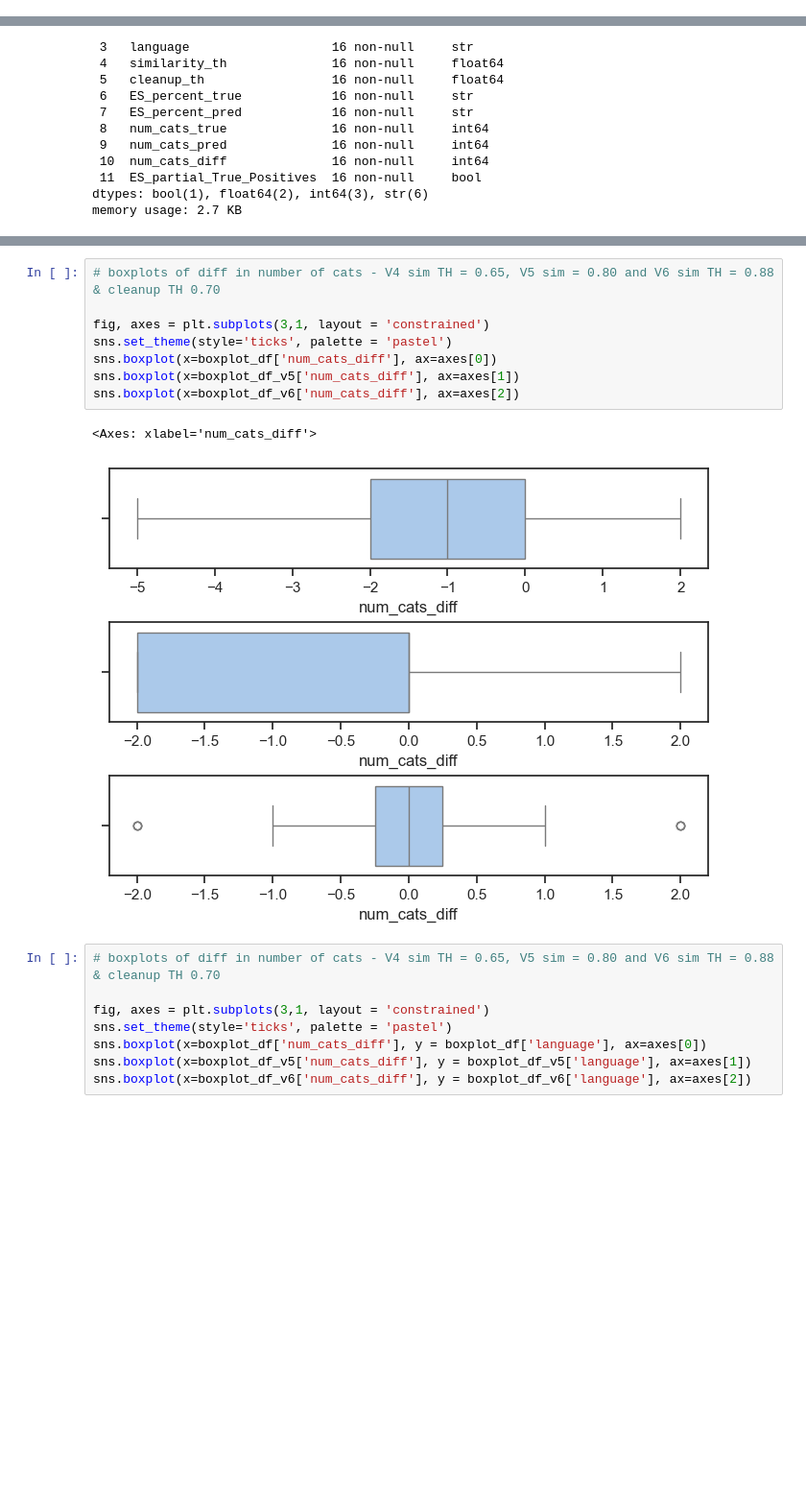
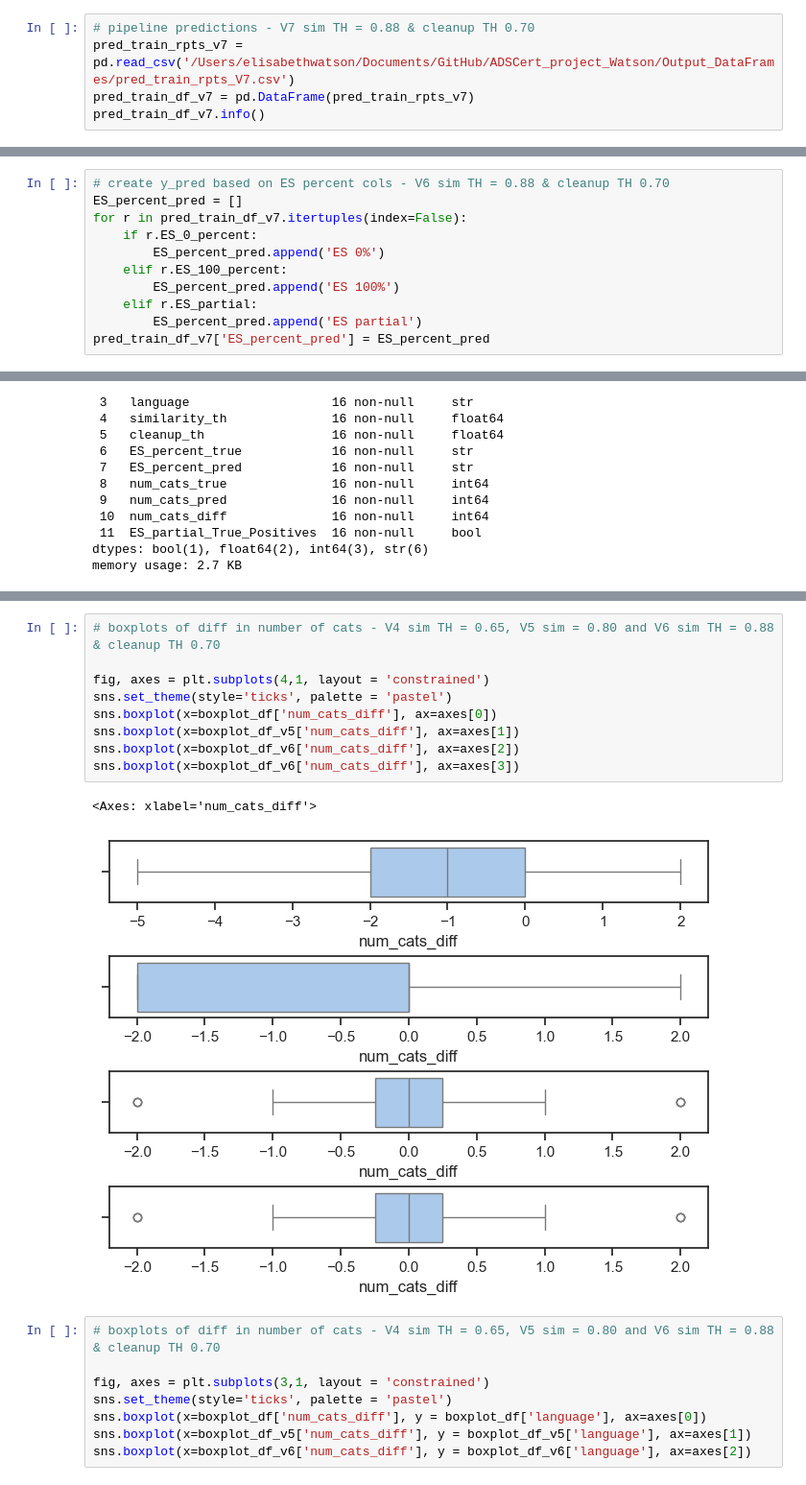
Before and after one commit to emw9805-notabot/ADSCert_project_Watson, a Jupyter notebook: Eval_metrics_V4.ipynb, the cells around one changed output, grey strips where cells are left out. Shown at 96% size. Cells and saved outputs as stored; diff of their text form; blank space fills up the shorter version.

```diff
--- a/Eval_metrics_V4.ipynb
+++ b/Eval_metrics_V4.ipynb
@@ -207,3 +187,8 @@ Data columns (total 9 columns):
  8   number_of_cats        34 non-null     int64
 dtypes: bool(3), float64(2), int64(1), str(3)
 memory usage: 3.5 KB
+# %%
+# pipeline predictions - V7 sim TH = 0.88 & cleanup TH 0.70
+pred_train_rpts_v7 = pd.read_csv('/Users/elisabethwatson/Documents/GitHub/ADSCert_project_Watson/Output_DataFrames/pred_train_rpts_V7.csv')
+pred_train_df_v7 = pd.DataFrame(pred_train_rpts_v7)
+pred_train_df_v7.info()
@@ -240,6 +243,17 @@ for r in pred_train_df_v6.itertuples(index=False):
     elif r.ES_partial:
         ES_percent_pred.append('ES partial')
 pred_train_df_v6['ES_percent_pred'] = ES_percent_pred
+# %%
+# create y_pred based on ES percent cols - V6 sim TH = 0.88 & cleanup TH 0.70
+ES_percent_pred = []
+for r in pred_train_df_v7.itertuples(index=False):
+    if r.ES_0_percent:
+        ES_percent_pred.append('ES 0%')
+    elif r.ES_100_percent:
+        ES_percent_pred.append('ES 100%')
+    elif r.ES_partial:
+        ES_percent_pred.append('ES partial')
+pred_train_df_v7['ES_percent_pred'] = ES_percent_pred
 # %%
 # create a dataset containing results for confusion matrix - V4 sim TH = 0.65
 
@@ -724,14 +766,15 @@ memory usage: 2.7 KB
 # %%
 # boxplots of diff in number of cats - V4 sim TH = 0.65, V5 sim = 0.80 and V6 sim TH = 0.88 & cleanup TH 0.70
 
-fig, axes = plt.subplots(3,1, layout = 'constrained')
+fig, axes = plt.subplots(4,1, layout = 'constrained')
 sns.set_theme(style='ticks', palette = 'pastel')
 sns.boxplot(x=boxplot_df['num_cats_diff'], ax=axes[0])
 sns.boxplot(x=boxplot_df_v5['num_cats_diff'], ax=axes[1])
 sns.boxplot(x=boxplot_df_v6['num_cats_diff'], ax=axes[2])
+sns.boxplot(x=boxplot_df_v6['num_cats_diff'], ax=axes[3])
 # %% [output]
 <Axes: xlabel='num_cats_diff'>
-[figure, old version]
+[figure, new version]
 # %%
 # boxplots of diff in number of cats - V4 sim TH = 0.65, V5 sim = 0.80 and V6 sim TH = 0.88 & cleanup TH 0.70
 
```
Also changed, not shown: parts of 24 cells of this notebook, 7 other files.
